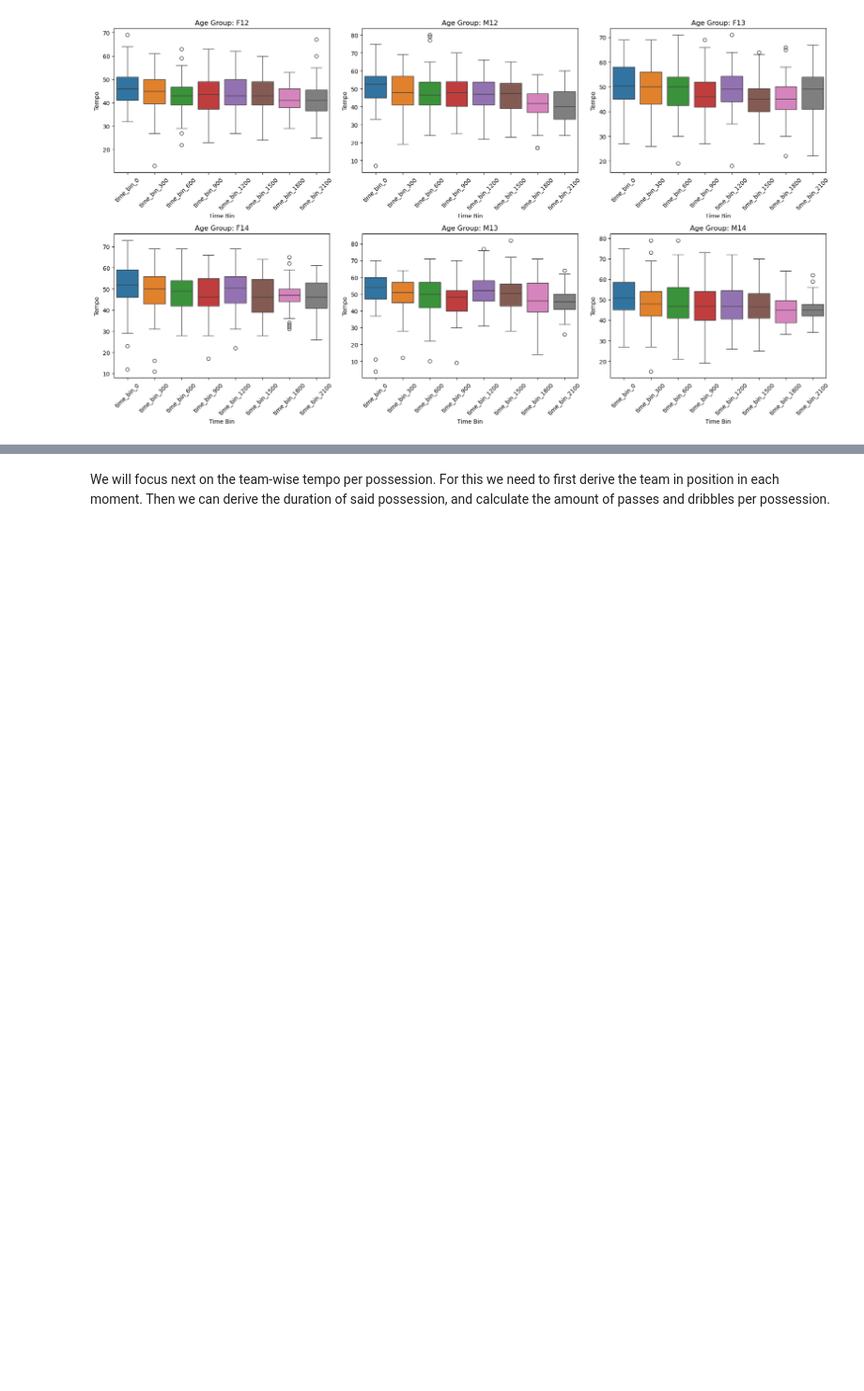
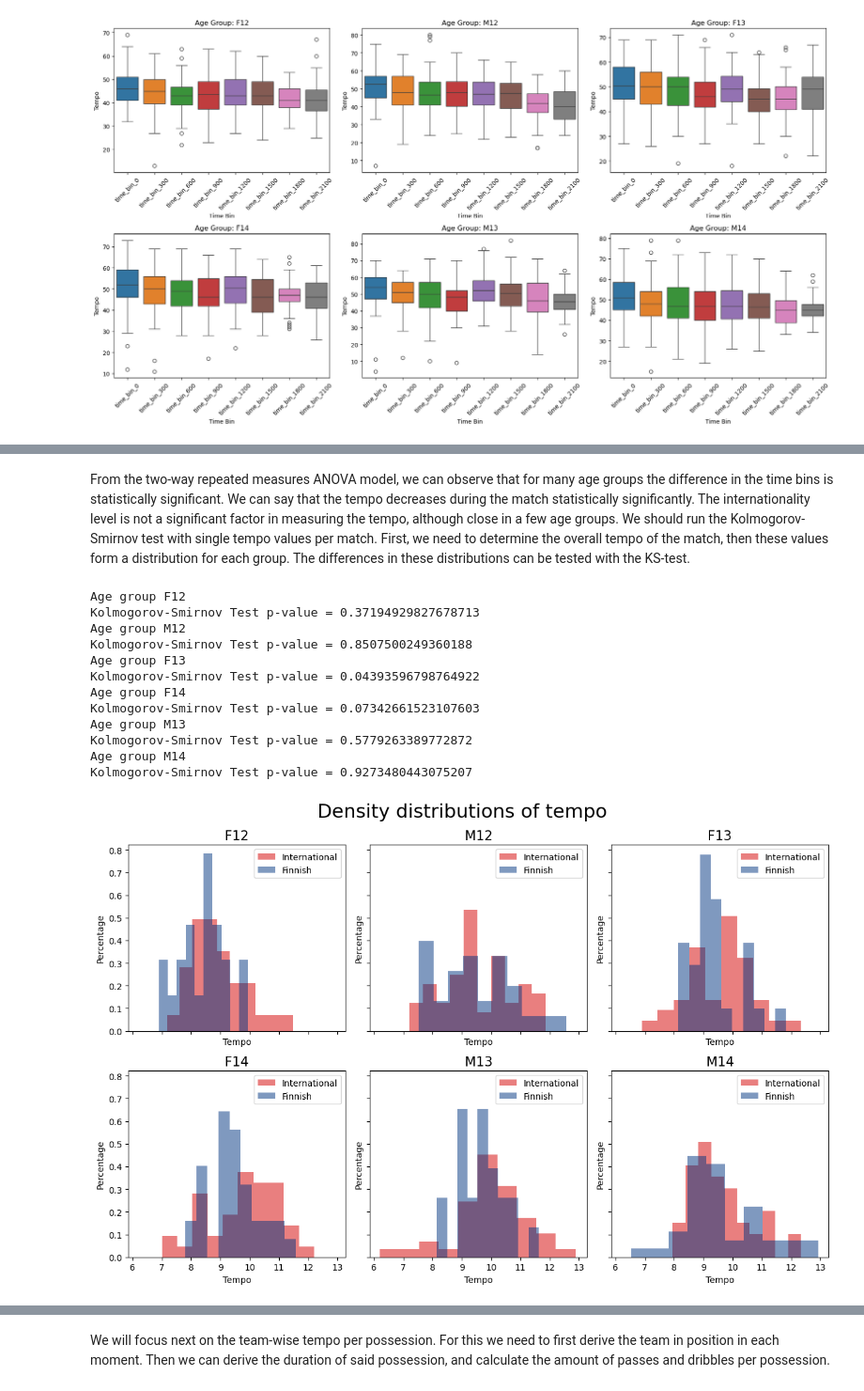
Before and after one commit to konstanyman/thesis_analysis, a Jupyter notebook: processing/tempo.ipynb, the cells around one changed output, grey strips where cells are left out. Shown at 94% size. Saved outputs shown, nothing was run; the diff lists cells and outputs as text; code cells hidden in the pictures; blank space fills up the shorter version.

```diff
--- a/processing/tempo.ipynb
+++ b/processing/tempo.ipynb
@@ -329,0 +408,74 @@ tempo_df.loc[(tempo_df['age'] == 'F12') & (tempo_df['time_bin'] == 0), 'tempo'].
+# %% [markdown]
+From the two-way repeated measures ANOVA model, we can observe that for many age groups the difference in the time bins is statistically significant. We can say that the tempo decreases during the match statistically significantly. The internationality level is not a significant factor in measuring the tempo, although close in a few age groups. We should run the Kolmogorov-Smirnov test with single tempo values per match. First, we need to determine the overall tempo of the match, then these values form a distribution for each group. The differences in these distributions can be tested with the KS-test.
+# %%
+# create a dataframe with a single tempo value for each match, easily derived from tempo_df
+overall_tempo_df = tempo_df.groupby("match_id").agg(
+    event_count=("tempo", "sum"),
+    duration=("time_bin", "max")
+).reset_index()
+
+# duration is the last time bin + 300
+overall_tempo_df["duration"] += 300
+
+# create tempo column
+overall_tempo_df['tempo'] = overall_tempo_df['event_count'] / (overall_tempo_df['duration'] / 60)
+
+# add a few info columns from match_info_df
+overall_tempo_df = overall_tempo_df.merge(match_info_df.loc[:, ['match_id', 'int_level', 'age','year']], on='match_id', how='inner')
+# %%
+# kolmogorov-smirnov test for each age group
+age_groups = overall_tempo_df['age'].unique()
+
+# Define plot layout
+fig, axes = plt.subplots(2, 3, figsize=(12, 8), sharex=True, sharey=True)
+axes = axes.flatten()
+
+# Define colors
+colors = ['#003580', '#d50000']
+
+for i, age in enumerate(age_groups):
+    subset = overall_tempo_df[overall_tempo_df['age'] == age]
+    print(f'Age group {age}')
+    tempo_dom = subset.loc[subset['int_level'] == 0, 'tempo']
+    tempo_int = subset.loc[subset['int_level'] == 1, 'tempo']
+    ks_stat, p = ks_2samp(tempo_int, tempo_dom)
+    print(f"Kolmogorov-Smirnov Test p-value = {p}")
+
+    ax = axes[i]
+
+    # Plot first histogram (overlap=True)
+
+    ax.hist(tempo_int,
+        alpha=0.5,
+        label='International',
+        color=colors[1],
+        density=True)
+
+    ax.hist(tempo_dom,
+        alpha=0.5,
+        label='Finnish',
+        color=colors[0],
+        density=True)
+
+    ax.set_xlabel('Tempo', fontsize=10)
+    ax.set_ylabel('Percentage', fontsize=10)
+    ax.set_title(f'{age}', fontsize=15)
+    ax.legend()
+
+plt.suptitle("Density distributions of tempo", fontsize=22)
+plt.tight_layout()
+plt.show()
+# %% [output]
+Age group F12
+Kolmogorov-Smirnov Test p-value = 0.37194929827678713
+Age group M12
+Kolmogorov-Smirnov Test p-value = 0.8507500249360188
+Age group F13
+Kolmogorov-Smirnov Test p-value = 0.04393596798764922
+Age group F14
+Kolmogorov-Smirnov Test p-value = 0.07342661523107603
+Age group M13
+Kolmogorov-Smirnov Test p-value = 0.5779263389772872
+Age group M14
+Kolmogorov-Smirnov Test p-value = 0.9273480443075207
+[figure, added]
```
Also changed, not shown: parts of 23 cells of this notebook, 2 other files.
